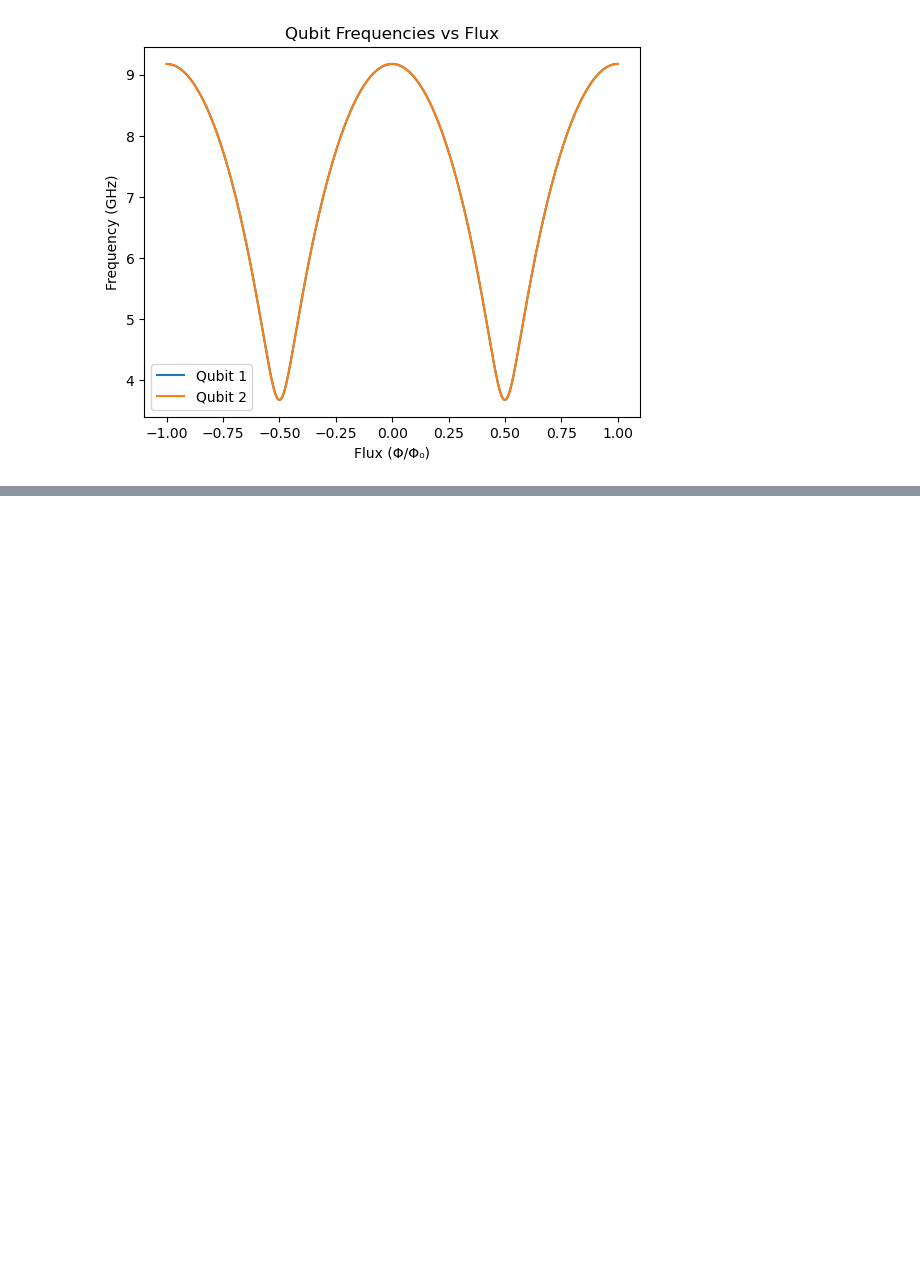
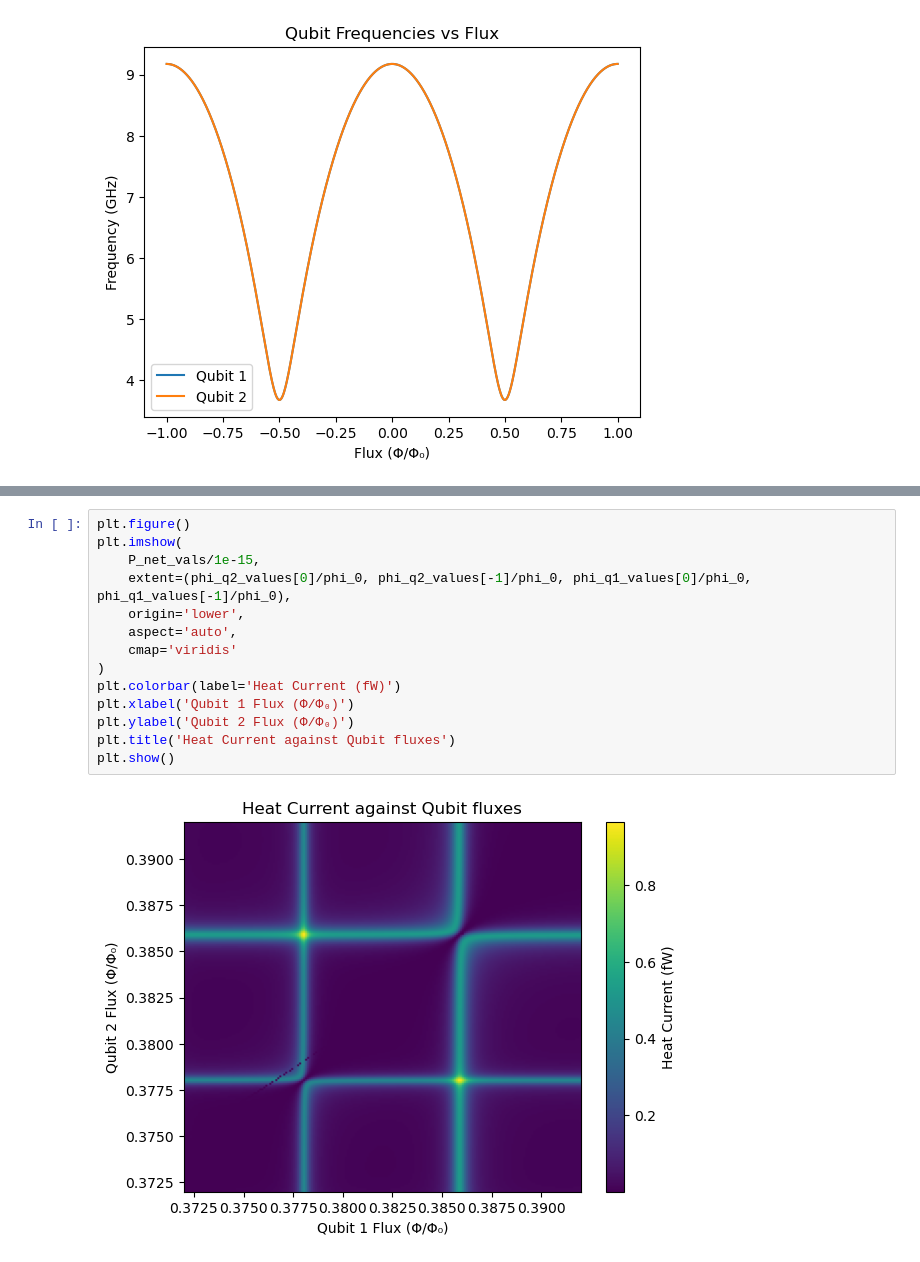
Before and after one commit to foysalx/TwoQubitHeatValve, a Jupyter notebook: 2QHVABCD.ipynb, the cells around one changed output, grey strips where cells are left out. Saved outputs shown, nothing was run; the diff lists cells and outputs as text; blank space fills up the shorter version.

Commit message:
Heat Current Added

```diff
--- a/2QHVABCD.ipynb
+++ b/2QHVABCD.ipynb
@@ -230,0 +313,16 @@ plt.show()
+# %%
+plt.figure()
+plt.imshow(
+    P_net_vals/1e-15,
+    extent=(phi_q2_values[0]/phi_0, phi_q2_values[-1]/phi_0, phi_q1_values[0]/phi_0, phi_q1_values[-1]/phi_0),
+    origin='lower',
+    aspect='auto',
+    cmap='viridis'
+)
+plt.colorbar(label='Heat Current (fW)')
+plt.xlabel('Qubit 1 Flux (Φ/Φ₀)')
+plt.ylabel('Qubit 2 Flux (Φ/Φ₀)')
+plt.title('Heat Current against Qubit fluxes')
+plt.show()
+# %% [output]
+[figure, added]
```
Also changed, not shown: parts of 7 cells of this notebook.
